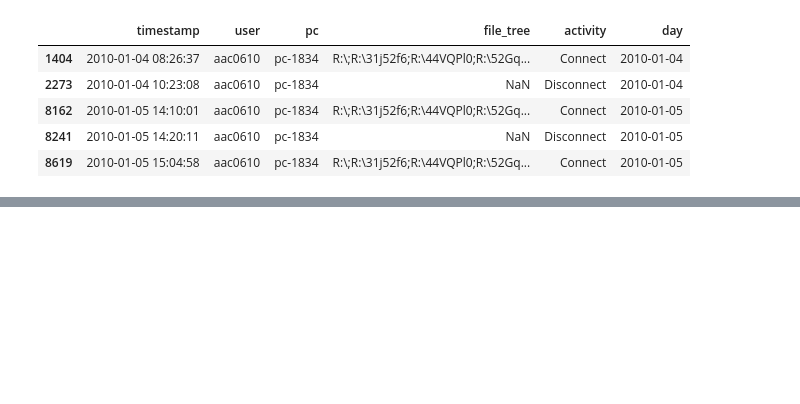
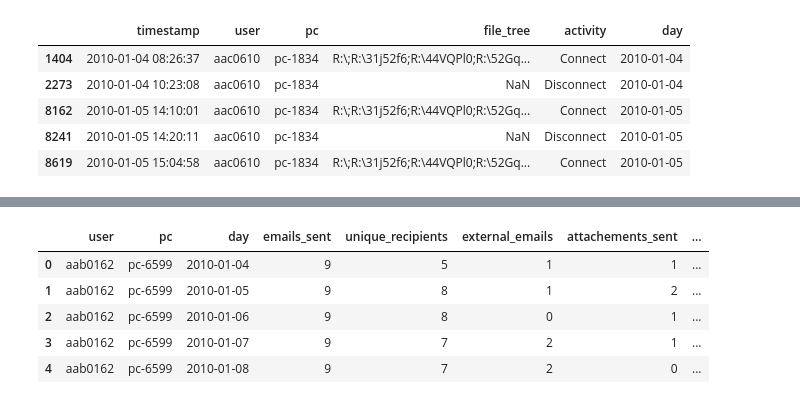
Before and after one commit to Aaron-Loera/Insider-Threat-Detection, a Jupyter notebook: CERT_Preprocessing.ipynb, the cells around one changed output, grey strips where cells are left out. Saved outputs shown, nothing was run; the diff lists cells and outputs as text; code cells hidden in the pictures; blank space fills up the shorter version.

```diff
--- a/CERT_Preprocessing.ipynb
+++ b/CERT_Preprocessing.ipynb
@@ -158,0 +284,45 @@ for file in files:
+# %%
+def extract_email_features(norm_df: pd.DataFrame, work_hours: tuple=(9, 17)) -> pd.DataFrame:
+    """
+    Extracts daily email communication behavior features to create an aggregated feature table.
+
+    Args:
+        norm_df: Normalized file activity dataframe
+        work_hours: The range describing regular work hours based on a 24-hour format
+
+    Returns:
+        pd.DataFrame: Aggregated email behavior features per (user, pc, day)
+    """
+    df = norm_df.copy()
+
+    # Defining off-hour logons
+    df["hour"] = df["timestamp"].dt.hour
+    df["off_hours"] = (df["hour"] < work_hours[0]) | (df["hour"] > work_hours[1])
+
+    # External email heuristic
+    df["external_email"] = ~df["to"].str.contains("dtaa.com", na=False)
+
+    # Creating groups based on (user, pc, day)
+    grouped = df.groupby(["user", "pc", "day"])
+
+    # Deriving email-related features
+    features = grouped.agg(
+        emails_sent = ("to", "count"),
+        unique_recipients = ("to", "nunique"),
+        external_emails = ("external_email", "sum"),
+        attachements_sent = ("attachments", lambda x: (x.notnull()).sum()),
+        off_hours_emails = ("off_hours", "sum")
+    ).reset_index()
+
+    return features
+# %%
+agg_emails = extract_email_features(norm_emails)
+# %%
+agg_emails.head()
+# %% [output]
+|  | user | pc | day | emails_sent | unique_recipients | external_emails | attachements_sent | ... |
+| 0 | aab0162 | pc-6599 | 2010-01-04 | 9 | 5 | 1 | 1 | ... |
+| 1 | aab0162 | pc-6599 | 2010-01-05 | 9 | 8 | 1 | 2 | ... |
+| 2 | aab0162 | pc-6599 | 2010-01-06 | 9 | 8 | 0 | 1 | ... |
+| 3 | aab0162 | pc-6599 | 2010-01-07 | 9 | 7 | 2 | 1 | ... |
+| 4 | aab0162 | pc-6599 | 2010-01-08 | 9 | 7 | 2 | 0 | ... |
```
Also changed, not shown: parts of 11 cells of this notebook, 1 other file.
